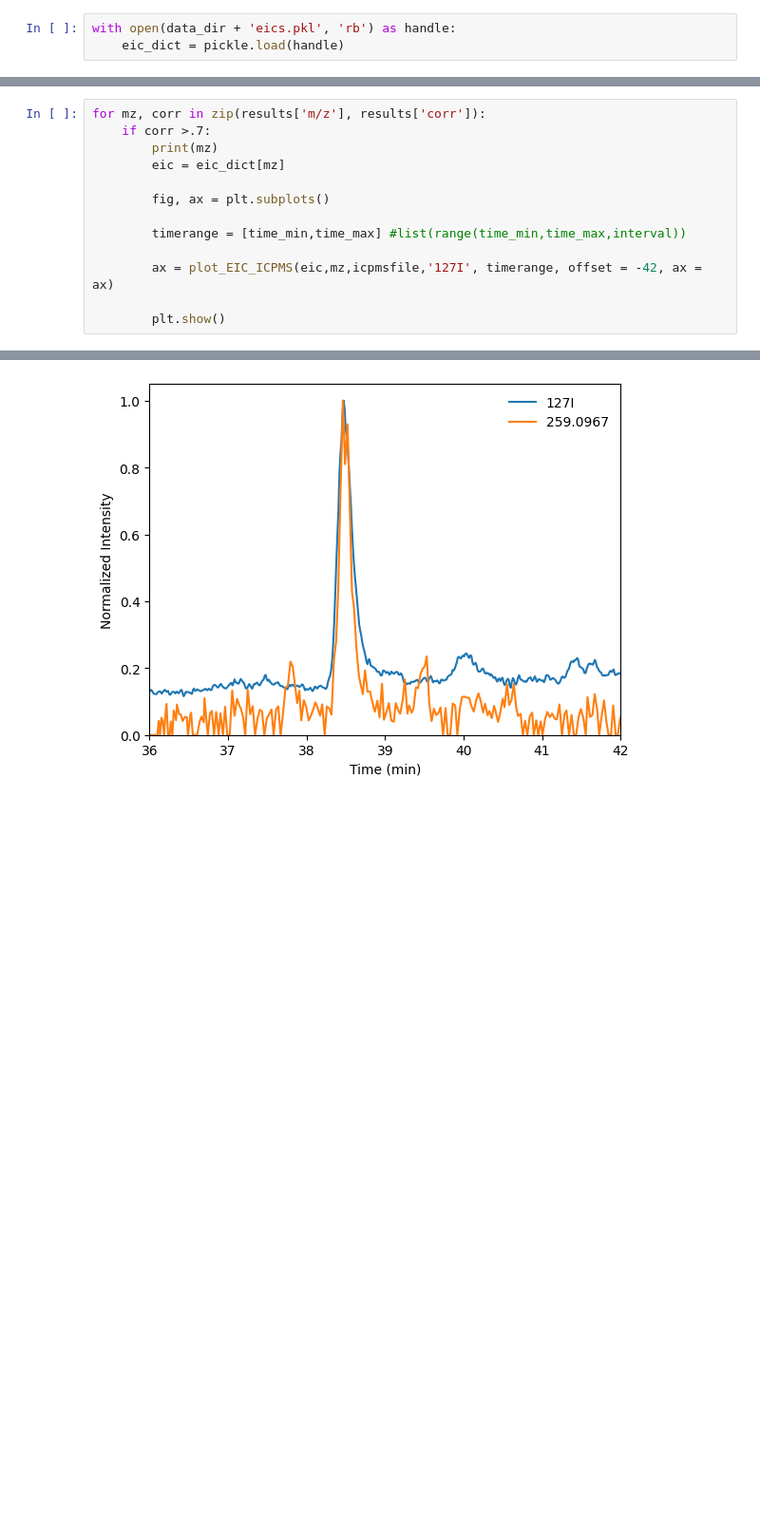
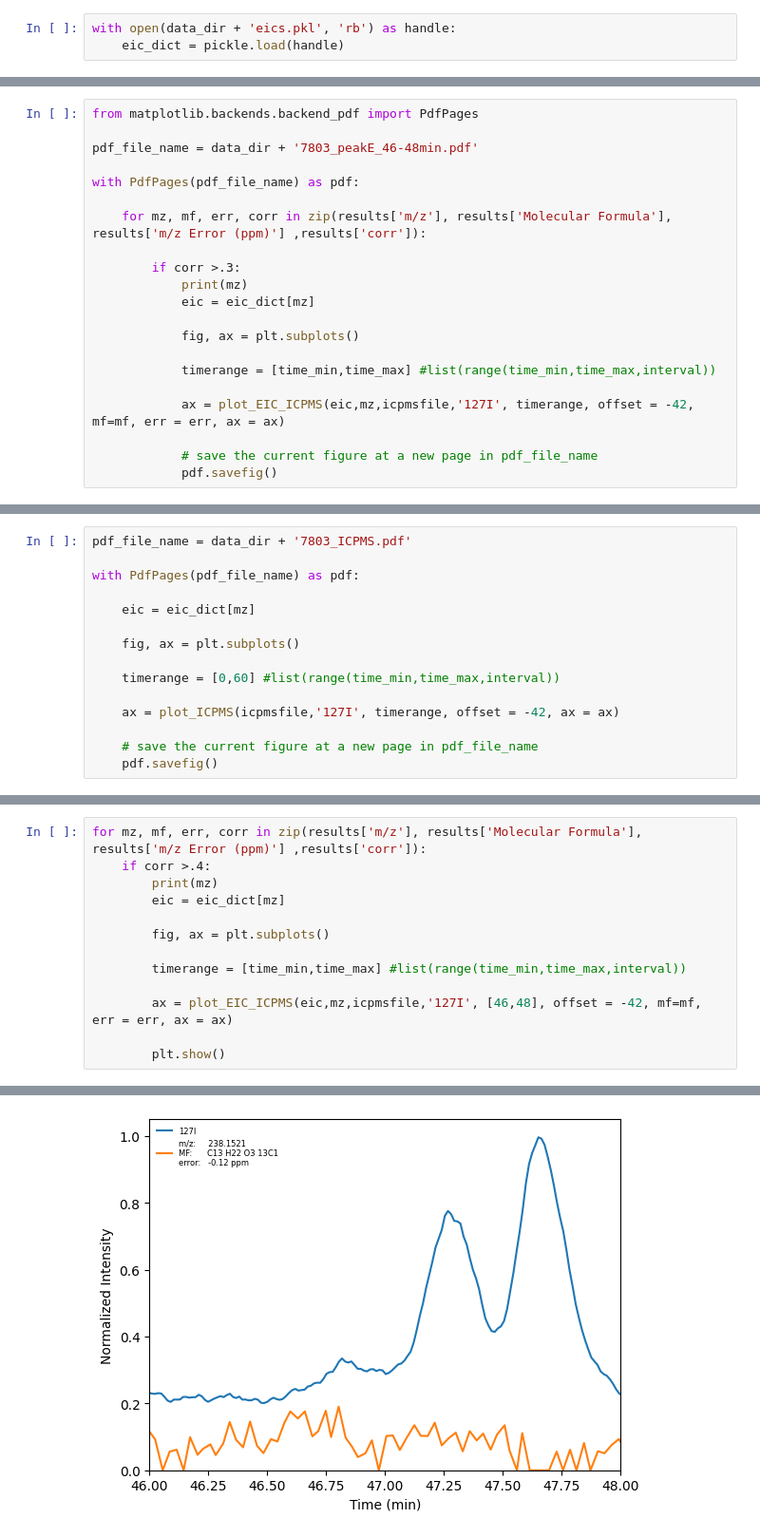
Before and after one commit to rboiteau/CoreMS, a Jupyter notebook: iodine.ipynb, the cells around one changed output, grey strips where cells are left out. Shown at 95% size. Cells and saved outputs as stored; diff of their text form; blank space fills up the shorter version.

```diff
--- a/iodine.ipynb
+++ b/iodine.ipynb
@@ -332,0 +274,21 @@ results.to_csv(data_dir+'7803_correlation_results.csv')
+# %%
+from matplotlib.backends.backend_pdf import PdfPages
+
+pdf_file_name = data_dir + '7803_peakE_46-48min.pdf'
+
+with PdfPages(pdf_file_name) as pdf:
+
+    for mz, mf, err, corr in zip(results['m/z'], results['Molecular Formula'], results['m/z Error (ppm)'] ,results['corr']):
+
+        if corr >.3:
+            print(mz)
+            eic = eic_dict[mz]
+
+            fig, ax = plt.subplots()
+
+            timerange = [time_min,time_max] #list(range(time_min,time_max,interval))
+
+            ax = plot_EIC_ICPMS(eic,mz,icpmsfile,'127I', timerange, offset = -42, mf=mf, err = err, ax = ax)
+
+            # save the current figure at a new page in pdf_file_name
+            pdf.savefig()
@@ -332,0 +312,15 @@ results.to_csv(data_dir+'7803_correlation_results.csv')
+# %%
+pdf_file_name = data_dir + '7803_ICPMS.pdf'
+
+with PdfPages(pdf_file_name) as pdf:
+
+    eic = eic_dict[mz]
+
+    fig, ax = plt.subplots()
+
+    timerange = [0,60] #list(range(time_min,time_max,interval))
+
+    ax = plot_ICPMS(icpmsfile,'127I', timerange, offset = -42, ax = ax)
+
+    # save the current figure at a new page in pdf_file_name
+    pdf.savefig()
@@ -333,6 +329,6 @@ results.to_csv(data_dir+'7803_correlation_results.csv')
 # %%
-for mz, corr in zip(results['m/z'], results['corr']):
-    if corr >.7:
+for mz, mf, err, corr in zip(results['m/z'], results['Molecular Formula'], results['m/z Error (ppm)'] ,results['corr']):
+    if corr >.4:
         print(mz)
         eic = eic_dict[mz]
 
@@ -340,7 +336,7 @@ for mz, corr in zip(results['m/z'], results['corr']):
 
         timerange = [time_min,time_max] #list(range(time_min,time_max,interval))
 
-        ax = plot_EIC_ICPMS(eic,mz,icpmsfile,'127I', timerange, offset = -42, ax = ax)
+        ax = plot_EIC_ICPMS(eic,mz,icpmsfile,'127I', [46,48], offset = -42, mf=mf, err = err, ax = ax)
 
         plt.show()
 # %% [output]
@@ -350 +346 @@ for mz, corr in zip(results['m/z'], results['corr']):
-[figure, old version]
+[figure, new version]
```
Also changed, not shown: parts of 19 cells of this notebook, 1 other file.
